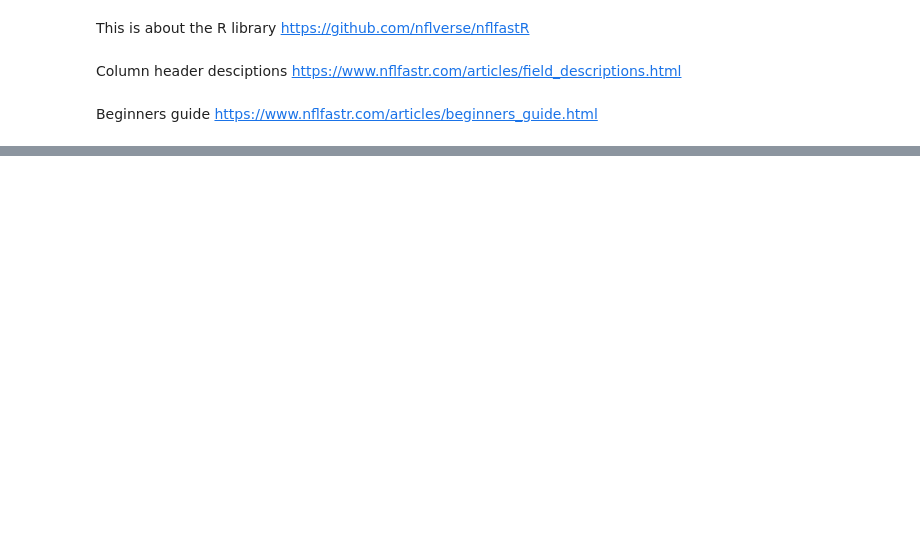
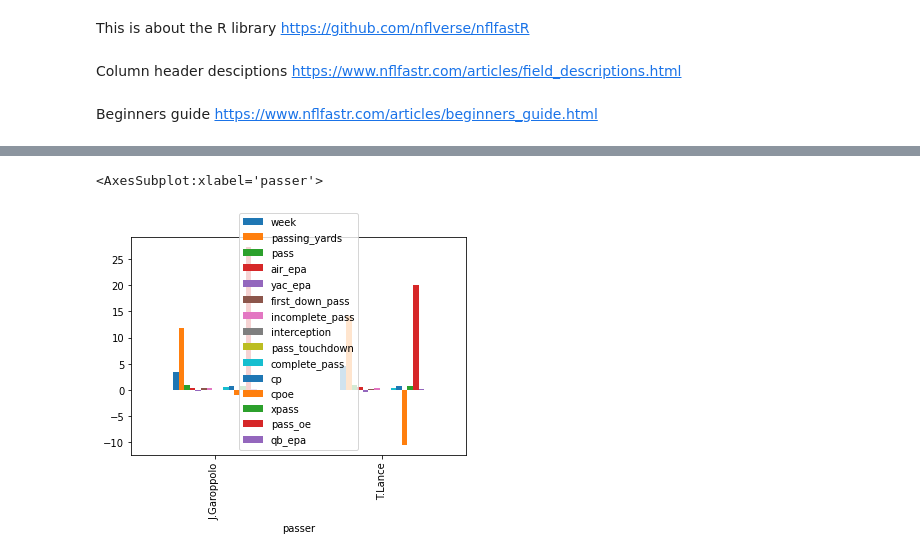
Before and after one commit to garyp51/nfl_exploration, a Jupyter notebook: Nflfastpy.ipynb, the cells around one changed output, grey strips where cells are left out. Drawn from its saved outputs; the diff is of its cells as text; code cells hidden in the pictures; blank space fills up the shorter version.

```diff
--- a/Nflfastpy.ipynb
+++ b/Nflfastpy.ipynb
@@ -72,0 +61,5 @@ sf.describe()
+# %%
+pass_cols = ['home_team', 'away_team', 'week','posteam', 'passer', 'passer_player_name', 'passing_yards','pass','name','pass_length','pass_location','air_epa','yac_epa','first_down_pass','incomplete_pass','interception','pass_touchdown','complete_pass','cp','cpoe','xpass','pass_oe','qb_epa']
+# %%
+sf_pass = sf[pass_cols]
+sf_pass = sf_pass[(sf_pass['pass'] == 1) & (sf_pass['posteam'] == 'SF')]
@@ -72,0 +96,5 @@ sf.describe()
+# %%
+sf_pass.groupby(['passer']).mean().plot.bar()
+# %% [output]
+<AxesSubplot:xlabel='passer'>
+[figure, added]
```
Also changed, not shown: parts of 13 cells of this notebook.
